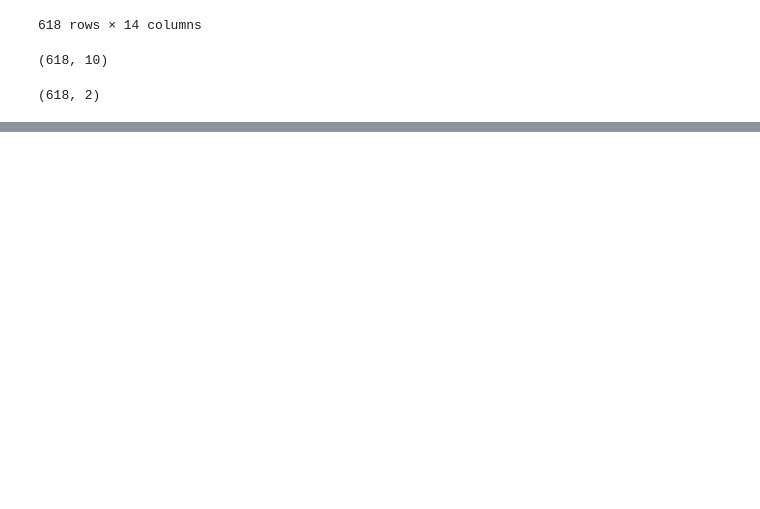
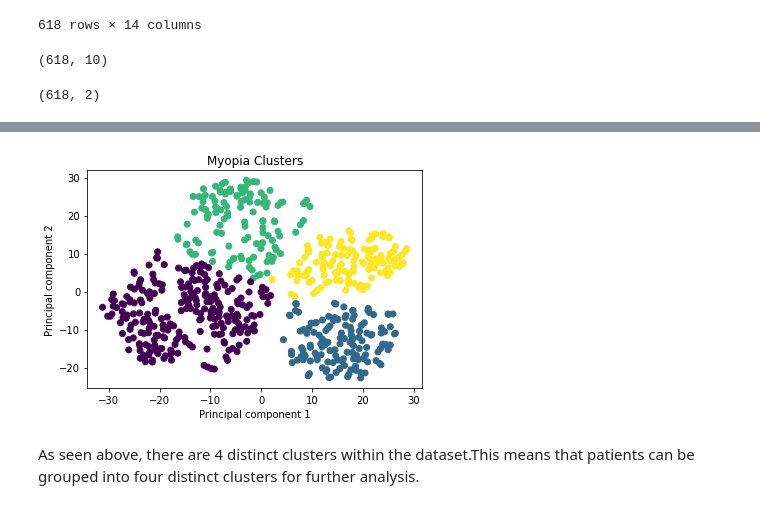
Before and after one commit to DannyBruzz/Unsupervised_learning_Challenge, a Jupyter notebook: Workbook.ipynb, the cells around one changed output, grey strips where cells are left out. Drawn from its saved outputs; the diff is of its cells as text; code cells hidden in the pictures; blank space fills up the shorter version.

```diff
--- a/Workbook.ipynb
+++ b/Workbook.ipynb
@@ -98,0 +99,15 @@ plt.show()
+# %%
+model = KMeans(n_clusters=4, random_state=0)
+model.fit(transformed_features)
+predictions = model.predict(transformed_features)
+df2["class"] = model.labels_
+# %%
+plt.scatter(x=df2['x'], y=df2['y'], c=model.labels_)
+plt.xlabel('Principal component 1')
+plt.ylabel('Principal component 2')
+plt.title('Myopia Clusters')
+plt.show()
+# %% [output]
+[figure, added]
+# %% [markdown]
+As seen above, there are 4 distinct clusters within the dataset.This means that patients can be grouped into four distinct clusters for further analysis.
```
Also changed, not shown: parts of 2 cells of this notebook.
